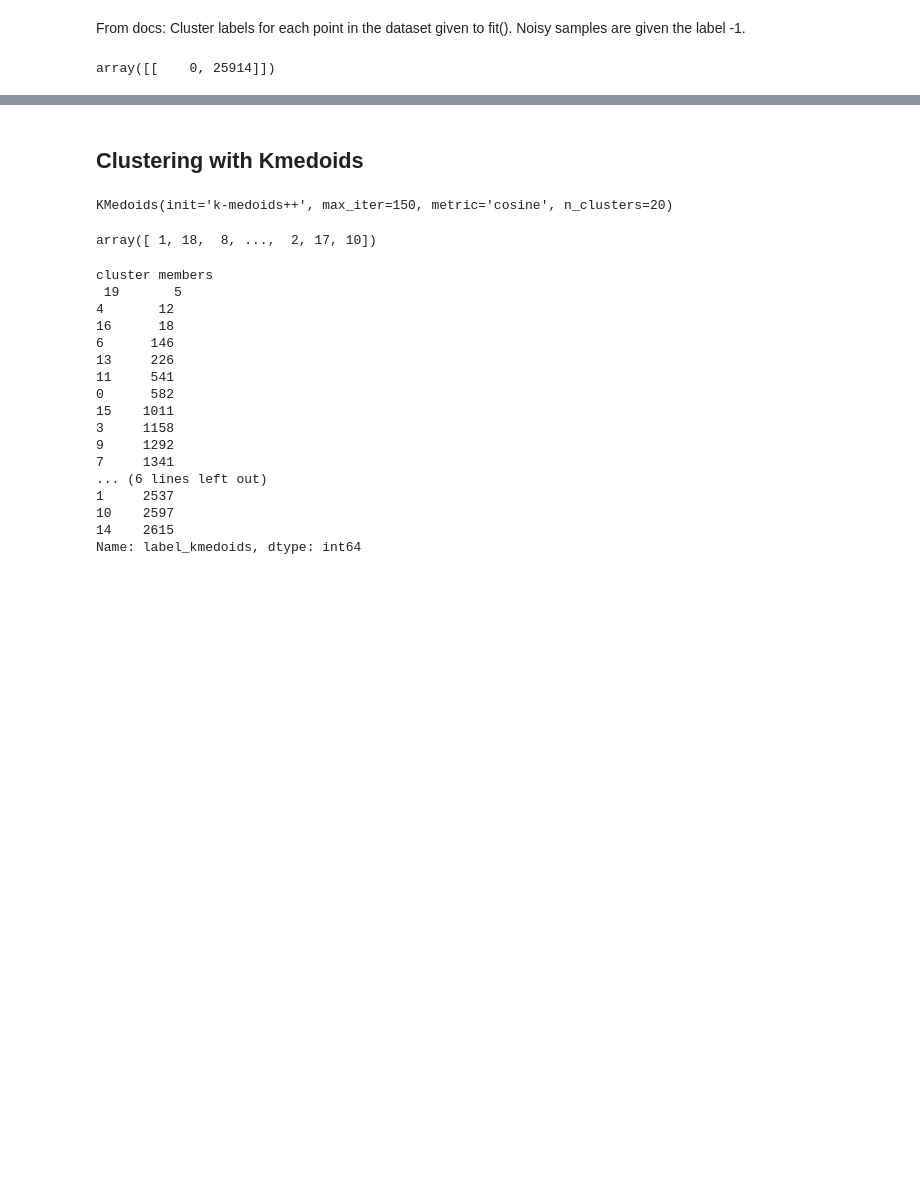
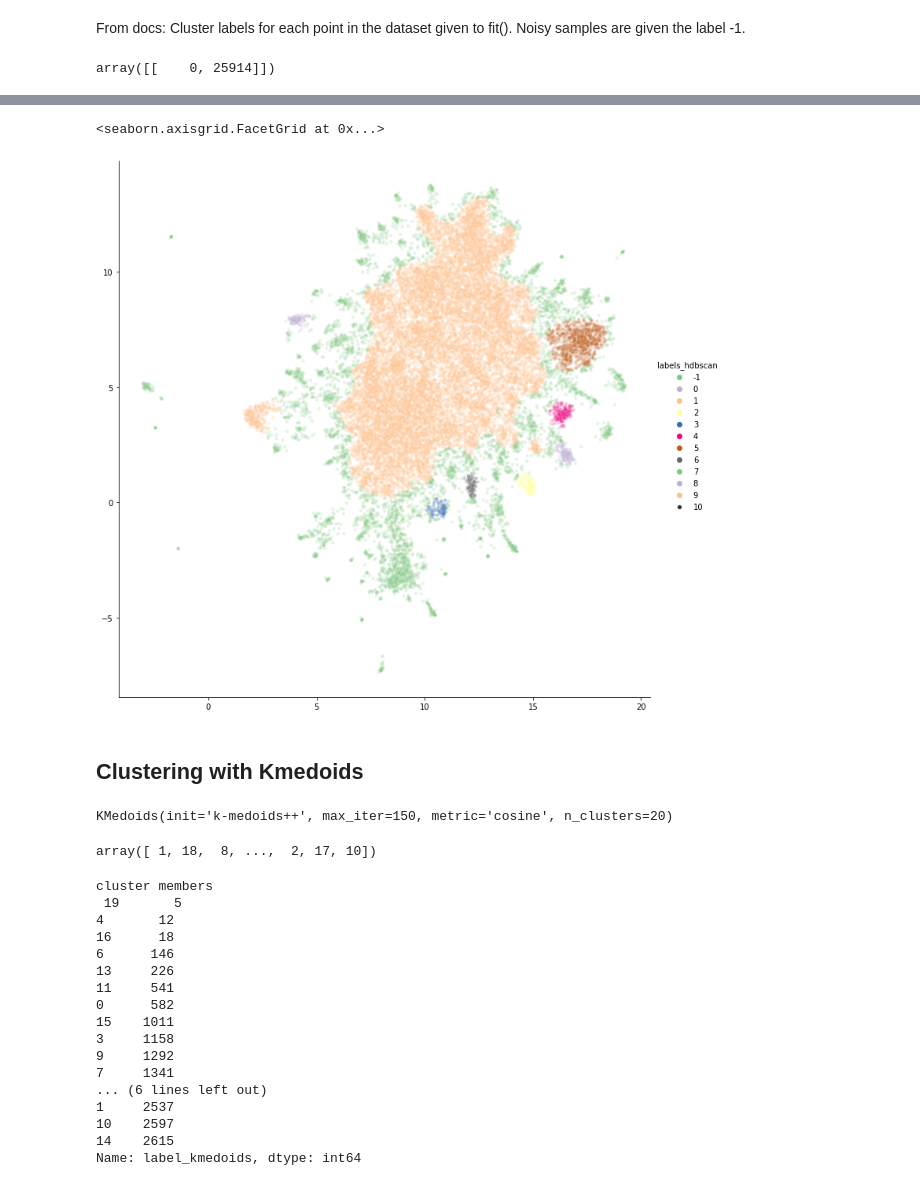
Before and after one commit to isaschm/topic-models-and-word-embeddings, a Jupyter notebook: text_embeddings.ipynb, the cells around one changed output, grey strips where cells are left out. Saved outputs shown, nothing was run; the diff lists cells and outputs as text; code cells hidden in the pictures; blank space fills up the shorter version.

```diff
--- a/text_embeddings.ipynb
+++ b/text_embeddings.ipynb
@@ -265,3 +332,14 @@ Text(0.5, 0.98, 'Clustering with DBSCAN')
+# %%
+import seaborn as sns
+
+palette_param = "Accent"
+alpha_param = 0.2
+
+
+sns.relplot(x = embeddings_umap2[:, 0], y = embeddings_umap2[:, 1], size = 10, hue = data["labels_hdbscan"], palette = palette_param,alpha = alpha_param,height = 10)
+# %% [output]
+<seaborn.axisgrid.FacetGrid at 0x...>
+[figure, added]
 # %% [markdown]
 ## Clustering with Kmedoids
 # %%
```
Also changed, not shown: parts of 26 cells of this notebook.
